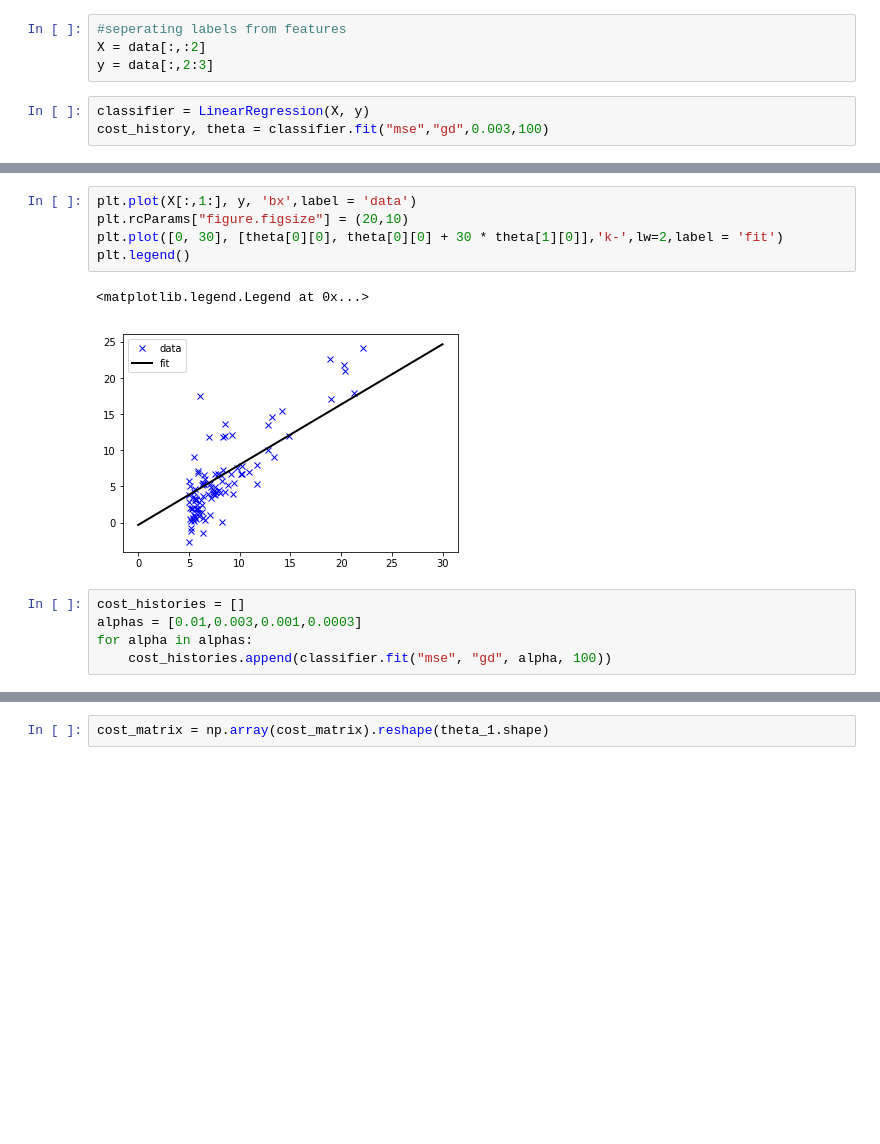
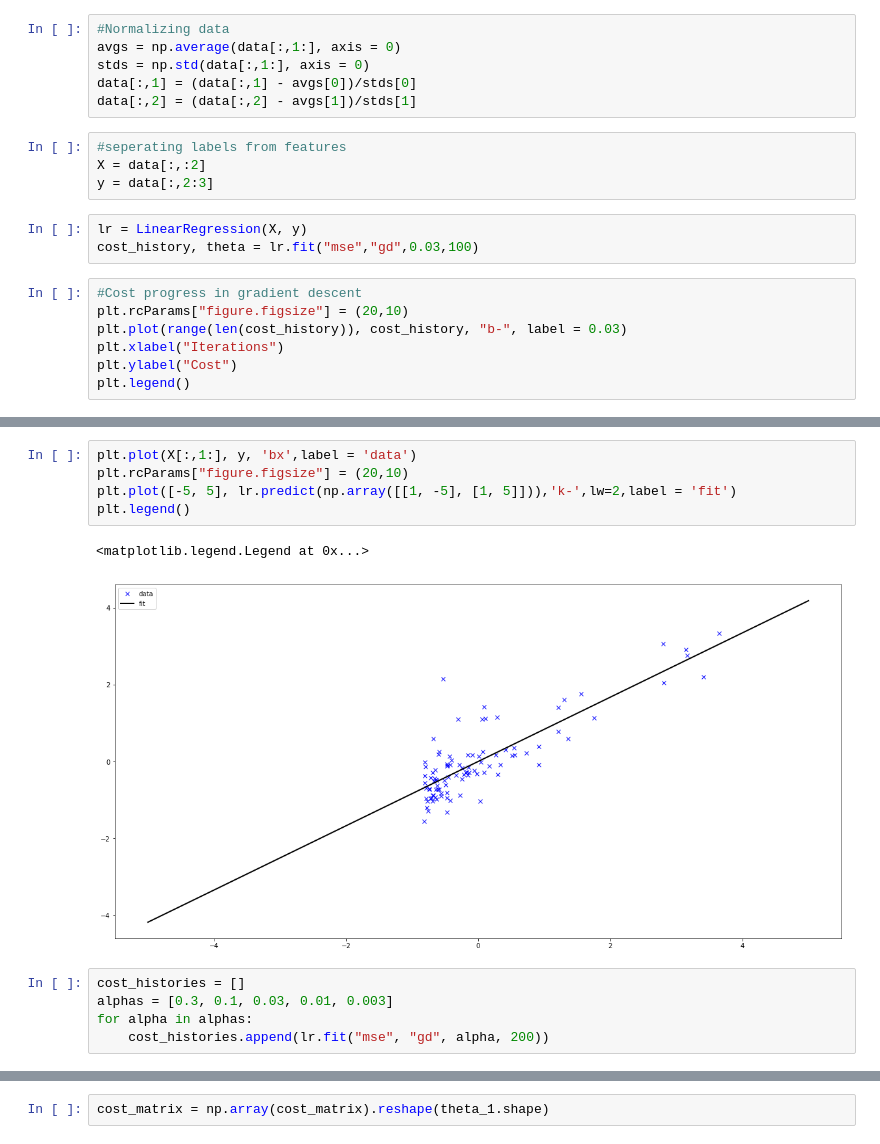
Before and after one commit to saitejamanchi/ML-Algos, a Jupyter notebook: Linear_Regression.ipynb, the cells around one changed output, grey strips where cells are left out. Drawn from its saved outputs; the diff is of its cells as text; blank space fills up the shorter version.

```diff
--- a/Linear_Regression.ipynb
+++ b/Linear_Regression.ipynb
@@ -89,7 +97,20 @@ data = np.array([[1,6.1101,17.592],[1,5.5277,9.1302],[1,8.5186,13.662],[1,7.0032
+# %%
+#Normalizing data
+avgs = np.average(data[:,1:], axis = 0)
+stds = np.std(data[:,1:], axis = 0)
+data[:,1] = (data[:,1] - avgs[0])/stds[0]
+data[:,2] = (data[:,2] - avgs[1])/stds[1]
 # %%
 #seperating labels from features
 X = data[:,:2]
 y = data[:,2:3]
 # %%
-classifier = LinearRegression(X, y)
-cost_history, theta = classifier.fit("mse","gd",0.003,100)
+lr = LinearRegression(X, y)
+cost_history, theta = lr.fit("mse","gd",0.03,100)
+# %%
+#Cost progress in gradient descent
+plt.rcParams["figure.figsize"] = (20,10)
+plt.plot(range(len(cost_history)), cost_history, "b-", label = 0.03)
+plt.xlabel("Iterations")
+plt.ylabel("Cost")
+plt.legend()
@@ -96,14 +120,14 @@ cost_history, theta = classifier.fit("mse","gd",0.003,100)
 # %%
 plt.plot(X[:,1:], y, 'bx',label = 'data')
 plt.rcParams["figure.figsize"] = (20,10)
-plt.plot([0, 30], [theta[0][0], theta[0][0] + 30 * theta[1][0]],'k-',lw=2,label = 'fit')
+plt.plot([-5, 5], lr.predict(np.array([[1, -5], [1, 5]])),'k-',lw=2,label = 'fit')
 plt.legend()
 # %% [output]
 <matplotlib.legend.Legend at 0x...>
-[figure, old version]
+[figure, new version]
 # %%
 cost_histories = []
-alphas = [0.01,0.003,0.001,0.0003]
+alphas = [0.3, 0.1, 0.03, 0.01, 0.003]
 for alpha in alphas:
-    cost_histories.append(classifier.fit("mse", "gd", alpha, 100))
+    cost_histories.append(lr.fit("mse", "gd", alpha, 200))
 # %% [markdown]
```
Also changed, not shown: parts of 13 cells of this notebook.
